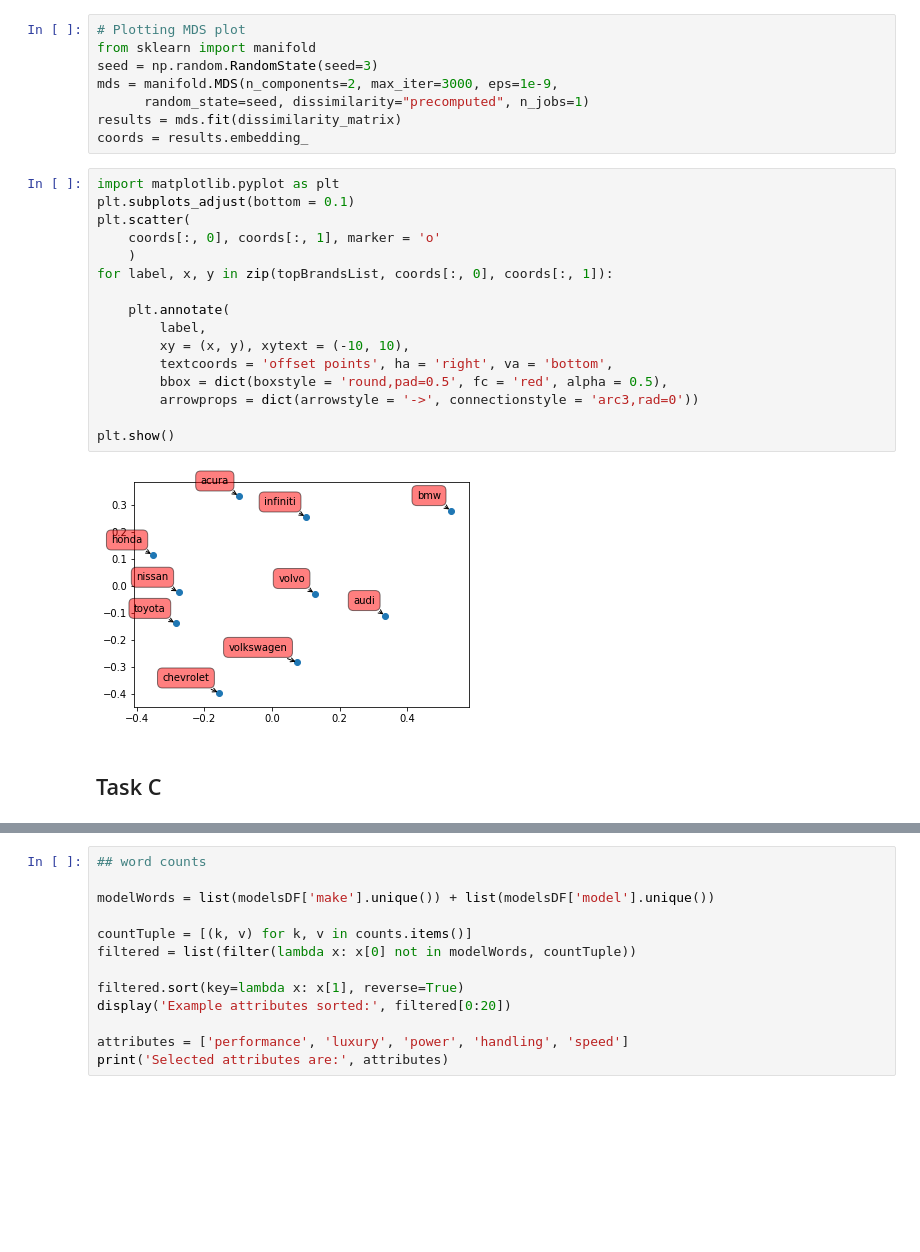
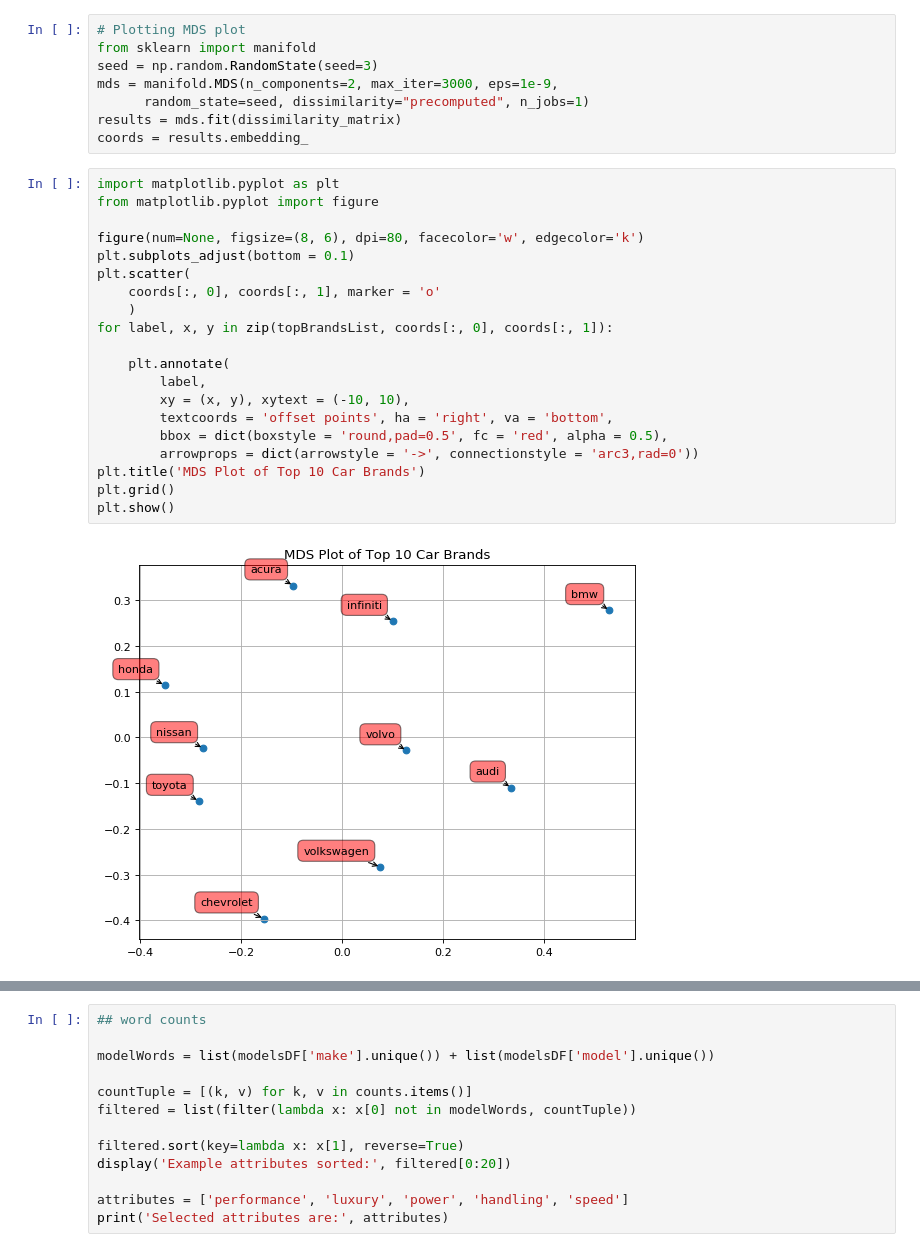
Before and after one commit to abhi-vik/ugc-analytics, a Jupyter notebook: assignments/first/Lift.ipynb, the cells around one changed output, grey strips where cells are left out. Cells and saved outputs as stored; diff of their text form; blank space fills up the shorter version.

Commit message:
comments & descriptions
to do: finish analyses and do some graphics

```diff
--- a/assignments/first/Lift.ipynb
+++ b/assignments/first/Lift.ipynb
@@ -245,21 +246,23 @@ results = mds.fit(dissimilarity_matrix)
 coords = results.embedding_
 # %%
 import matplotlib.pyplot as plt
+from matplotlib.pyplot import figure
+
+figure(num=None, figsize=(8, 6), dpi=80, facecolor='w', edgecolor='k')
 plt.subplots_adjust(bottom = 0.1)
 plt.scatter(
     coords[:, 0], coords[:, 1], marker = 'o'
     )
 for label, x, y in zip(topBrandsList, coords[:, 0], coords[:, 1]):
 
     plt.annotate(
         label,
         xy = (x, y), xytext = (-10, 10),
         textcoords = 'offset points', ha = 'right', va = 'bottom',
         bbox = dict(boxstyle = 'round,pad=0.5', fc = 'red', alpha = 0.5),
         arrowprops = dict(arrowstyle = '->', connectionstyle = 'arc3,rad=0'))
-
+plt.title('MDS Plot of Top 10 Car Brands')
+plt.grid()
 plt.show()
 # %% [output]
-[figure, old version]
+[figure, new version]
-# %% [markdown]
-## Task C
```
Also changed, not shown: parts of 25 cells of this notebook.
